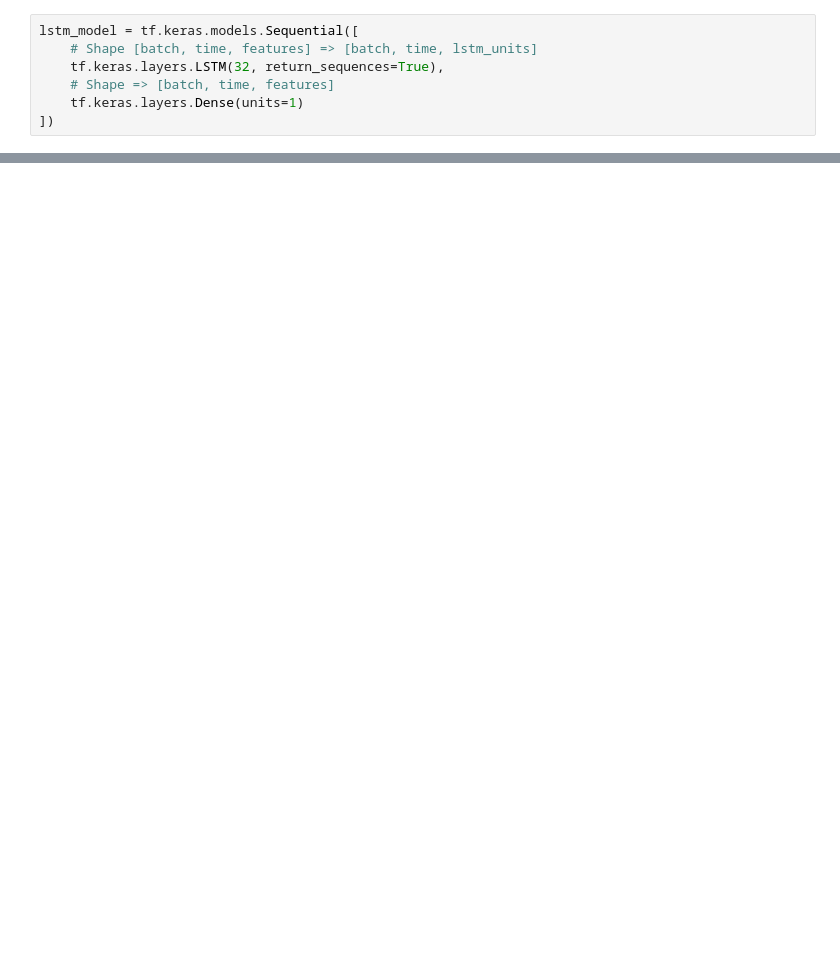
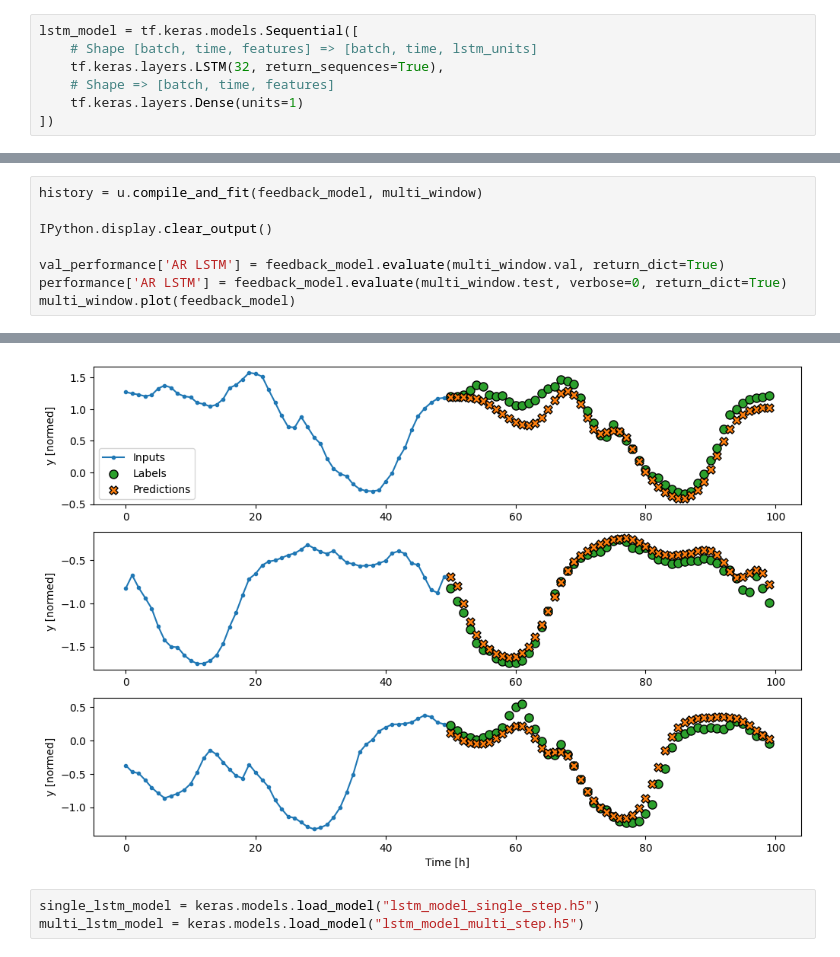
Before and after one commit to adonis107/ST7_Forecasting_RTE, a Jupyter notebook: RNN_modeling.ipynb, the cells around one changed output, grey strips where cells are left out. Saved outputs shown, nothing was run; the diff lists cells and outputs as text; blank space fills up the shorter version.

```diff
--- a/RNN_modeling.ipynb
+++ b/RNN_modeling.ipynb
@@ -54,0 +125,9 @@ none
+# %%
+history = u.compile_and_fit(feedback_model, multi_window)
+
+IPython.display.clear_output()
+
+val_performance['AR LSTM'] = feedback_model.evaluate(multi_window.val, return_dict=True)
+performance['AR LSTM'] = feedback_model.evaluate(multi_window.test, verbose=0, return_dict=True)
+multi_window.plot(feedback_model)
+# %% [output]
@@ -54,0 +135,4 @@ none
+[figure, added]
+# %%
+single_lstm_model = keras.models.load_model("lstm_model_single_step.h5")
+multi_lstm_model = keras.models.load_model("lstm_model_multi_step.h5")
```
Also changed, not shown: parts of 16 cells of this notebook, 5 other files.
